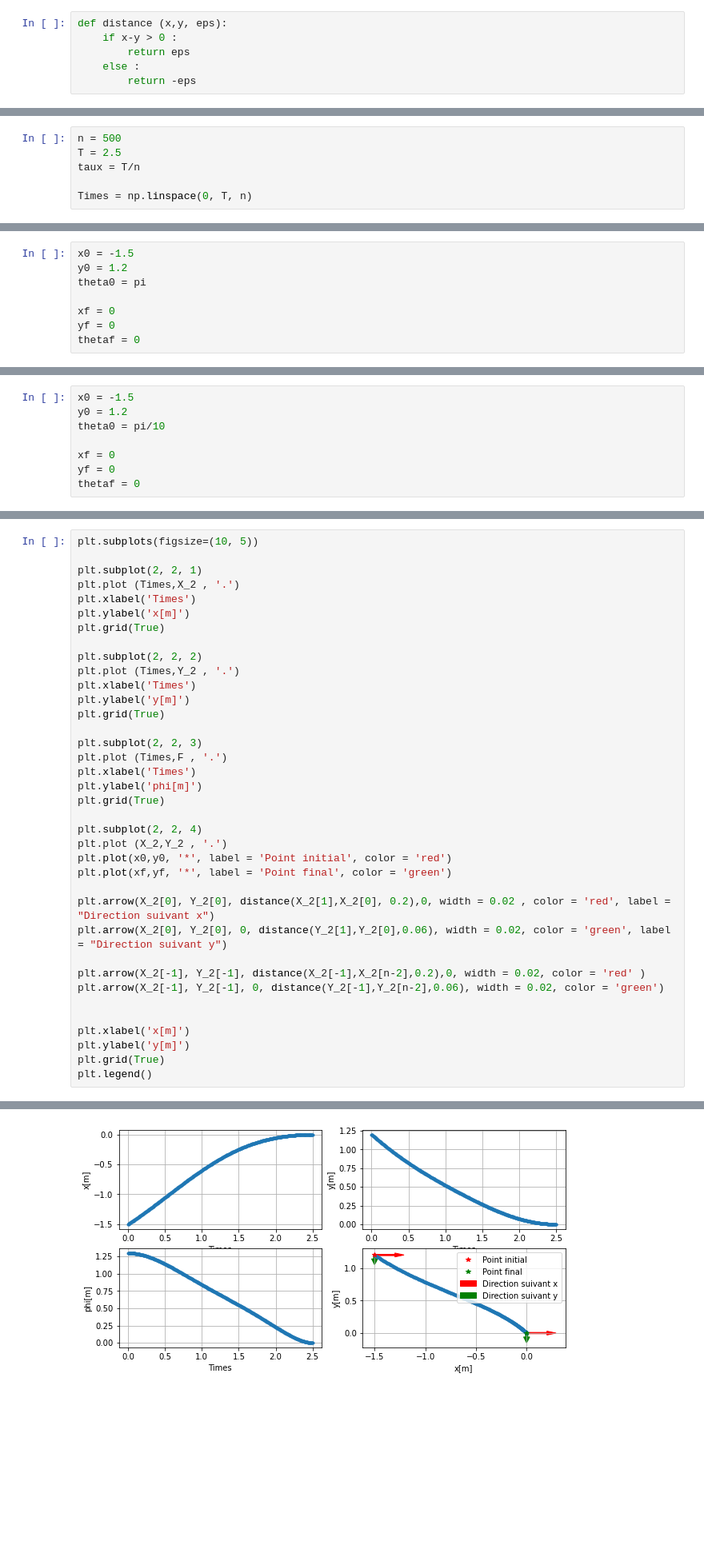
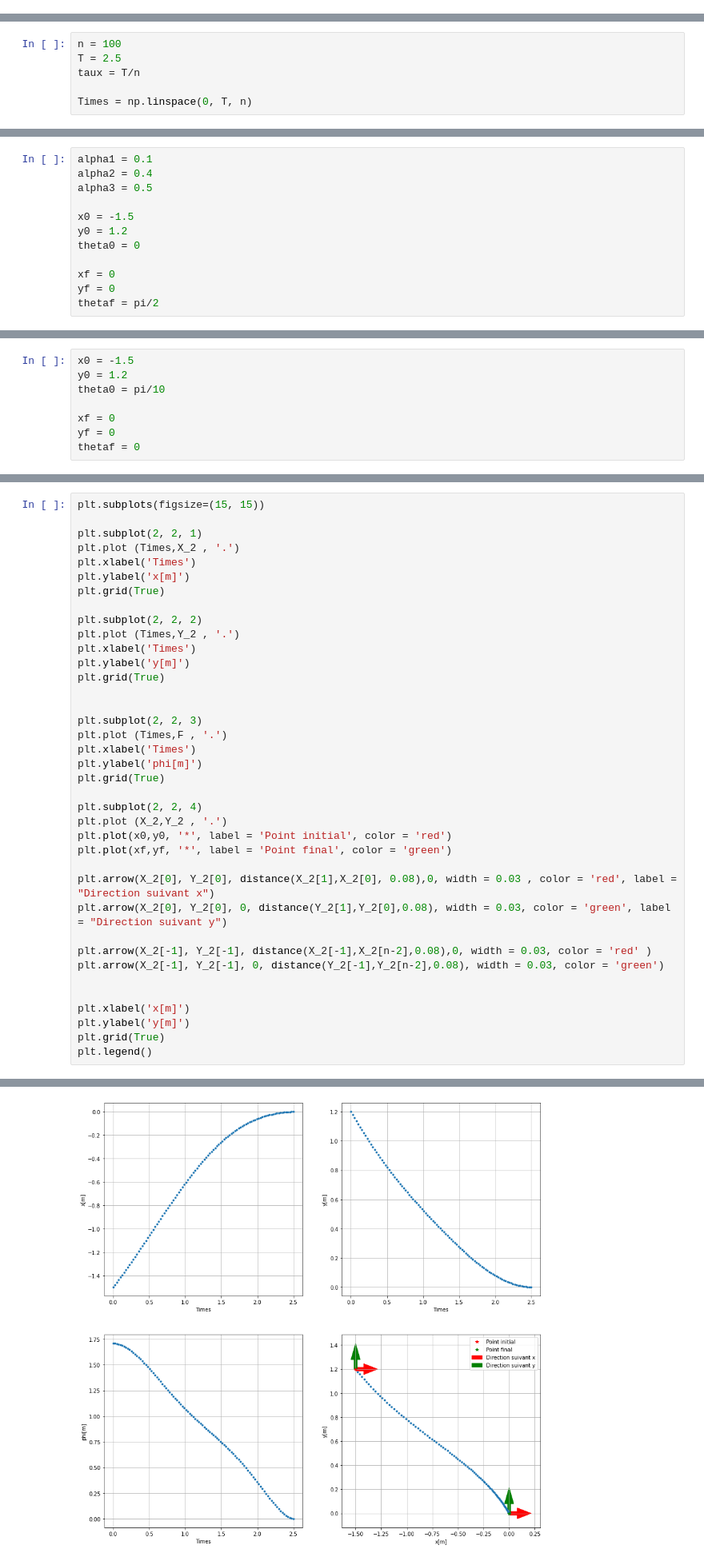
Before and after one commit to Zasfour/Locomotion-humain, a Jupyter notebook: Autre_manière_du_problème_MOMBAUR.ipynb, the cells around one changed output, grey strips where cells are left out. Shown at 80% size. Saved outputs shown, nothing was run; the diff lists cells and outputs as text; blank space fills up the shorter version.

```diff
--- a/Autre_manière_du_problème_MOMBAUR.ipynb
+++ b/Autre_manière_du_problème_MOMBAUR.ipynb
@@ -45,9 +45,3 @@ import matplotlib.pyplot as plt
 import random as random
 %matplotlib inline
 from casadi import *
-# %%
-def distance (x,y, eps):
-    if x-y > 0 :
-        return eps
-    else :
-        return -eps
@@ -54,7 +54,7 @@ def distance (x,y, eps):
 # %% [markdown]
 ## DOC  $ (Contrôle\ optimal\ direct)$
 # %%
-n = 500
+n = 100
 T = 2.5
 taux = T/n
 
@@ -68,11 +64,15 @@ alpha3 = 0.295
 # %%
+alpha1 = 0.1
+alpha2 = 0.4
+alpha3 = 0.5
+
 x0 = -1.5
 y0 = 1.2
-theta0 = pi
+theta0 = 0
 
 xf = 0
 yf = 0
-thetaf = 0
+thetaf = pi/2
 # %%
 ## variable de position
 x = SX.sym('x', n )
@@ -314,43 +440,44 @@ for i in range (n):
 # %%
-plt.subplots(figsize=(10, 5))
+plt.subplots(figsize=(15, 15))
 
 plt.subplot(2, 2, 1)
 plt.plot (Times,X_2 , '.')
 plt.xlabel('Times')
 plt.ylabel('x[m]')
 plt.grid(True)
 
 plt.subplot(2, 2, 2)
 plt.plot (Times,Y_2 , '.')
 plt.xlabel('Times')
 plt.ylabel('y[m]')
 plt.grid(True)
 
+
 plt.subplot(2, 2, 3)
 plt.plot (Times,F , '.')
 plt.xlabel('Times')
 plt.ylabel('phi[m]')
 plt.grid(True)
 
 plt.subplot(2, 2, 4)
 plt.plot (X_2,Y_2 , '.')
 plt.plot(x0,y0, '*', label = 'Point initial', color = 'red')
 plt.plot(xf,yf, '*', label = 'Point final', color = 'green')
 
-plt.arrow(X_2[0], Y_2[0], distance(X_2[1],X_2[0], 0.2),0, width = 0.02 , color = 'red', label = "Direction suivant x")
-plt.arrow(X_2[0], Y_2[0], 0, distance(Y_2[1],Y_2[0],0.06), width = 0.02, color = 'green', label = "Direction suivant y")
+plt.arrow(X_2[0], Y_2[0], distance(X_2[1],X_2[0], 0.08),0, width = 0.03 , color = 'red', label = "Direction suivant x")
+plt.arrow(X_2[0], Y_2[0], 0, distance(Y_2[1],Y_2[0],0.08), width = 0.03, color = 'green', label = "Direction suivant y")
 
-plt.arrow(X_2[-1], Y_2[-1], distance(X_2[-1],X_2[n-2],0.2),0, width = 0.02, color = 'red' )
-plt.arrow(X_2[-1], Y_2[-1], 0, distance(Y_2[-1],Y_2[n-2],0.06), width = 0.02, color = 'green')
+plt.arrow(X_2[-1], Y_2[-1], distance(X_2[-1],X_2[n-2],0.08),0, width = 0.03, color = 'red' )
+plt.arrow(X_2[-1], Y_2[-1], 0, distance(Y_2[-1],Y_2[n-2],0.08), width = 0.03, color = 'green')
 
 
 plt.xlabel('x[m]')
 plt.ylabel('y[m]')
 plt.grid(True)
 plt.legend()
 # %% [output]
 <matplotlib.legend.Legend at 0x...>
-[figure, old version]
+[figure, new version]
 # %% [markdown]
 ## IOC $(Contrôle\ optimal\ inverse)$
 # %%
```
Also changed, not shown: parts of 13 cells of this notebook, 1 other file.
